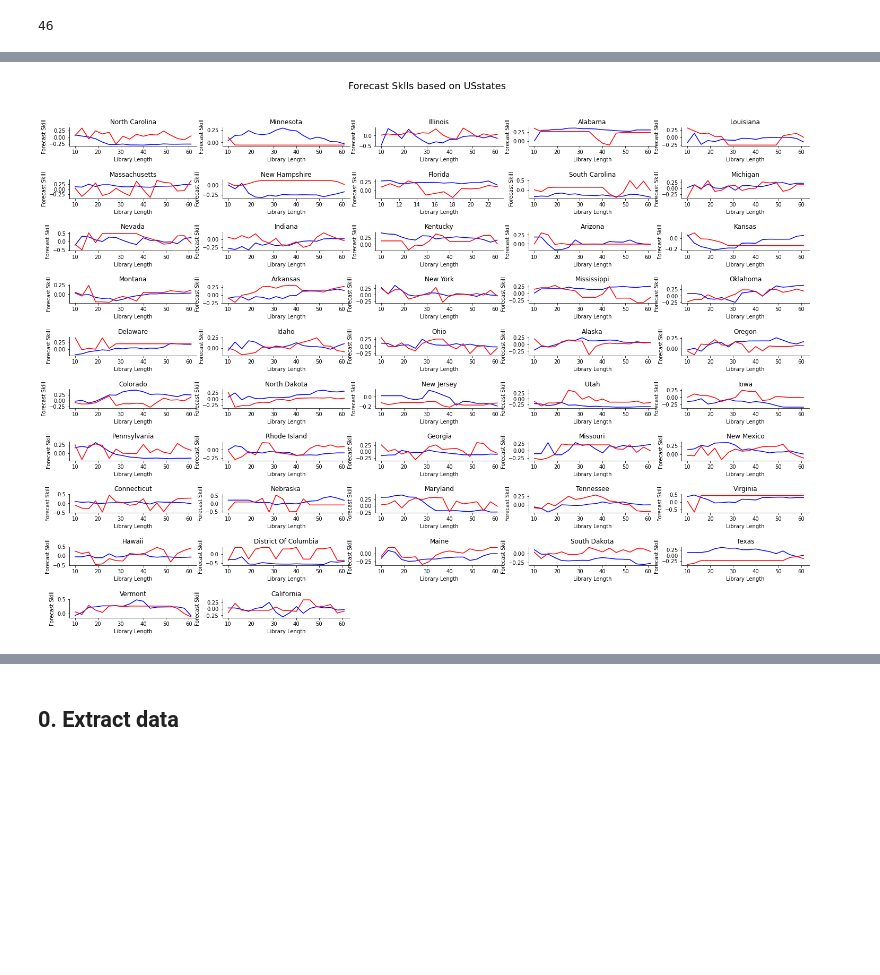
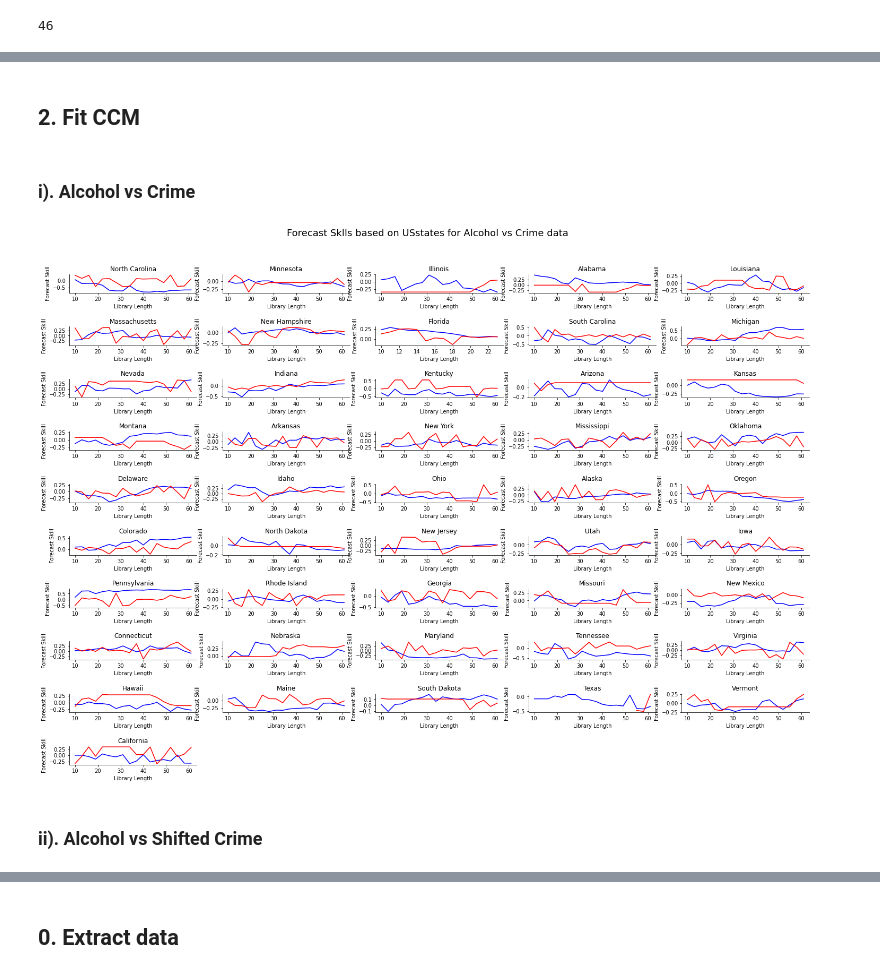
Before and after one commit to cenxi-si/DS-industry-project-group35, a Jupyter notebook: CCM_Alcohol_vs_Crime.ipynb, the cells around one changed output, grey strips where cells are left out. Cells and saved outputs as stored; diff of their text form; code cells hidden in the pictures; blank space fills up the shorter version.

```diff
--- a/CCM_Alcohol_vs_Crime.ipynb
+++ b/CCM_Alcohol_vs_Crime.ipynb
@@ -75,0 +89,20 @@ for i in range(len(state_list)):
+# %%
+plt.figure(figsize=(25, 17))
+plt.subplots_adjust(hspace=1.8)
+plt.suptitle("Misogyny tweets based on USstates", fontsize=18, y=0.95)
+
+for i in range(len(state_list)):
+
+    data = merged_data[merged_data['USstate']==state_list[i]]
+    curr_state = data['full'].iloc[0]
+    data = data.groupby(['year','month']).sum()
+    data['misogyny_proportion'] = data['nTweets_y'] / data['nTweets_x']
+
+    x2_misogyny_proportion = data['misogyny_proportion'].to_numpy()
+
+
+    # plot
+    ax = plt.subplot(10, 5, i+1)
+    ax.plot(np.arange(1,109),x2_misogyny_proportion)
+    ax.set_title(curr_state)
+    sns.despine()
@@ -75,0 +113,19 @@ for i in range(len(state_list)):
+# %%
+plt.figure(figsize=(25, 17))
+plt.subplots_adjust(hspace=1.8)
+plt.suptitle("Alcohol Establishments based on USstates", fontsize=18, y=0.95)
+
+for i in range(len(state_list)):
+
+    data = merged_data[merged_data['USstate']==state_list[i]]
+    curr_state = data['full'].iloc[0]
+    data = data.groupby(['year','month']).sum()
+
+    x3_alcohol = data['Number of establishments (ESTAB)'].to_numpy()
+
+
+    # plot
+    ax = plt.subplot(10, 5, i+1)
+    ax.plot(np.arange(1,109),x3_alcohol)
+    ax.set_title(curr_state)
+    sns.despine()
@@ -76,7 +134,11 @@ for i in range(len(state_list)):
+# %% [markdown]
+## 2. Fit CCM
+# %% [markdown]
+### i). Alcohol vs Crime
 # %%
 plt.figure(figsize=(25, 17))
 plt.subplots_adjust(hspace=1.8)
-plt.suptitle("Forecast Sklls based on USstates", fontsize=18, y=0.95)
+plt.suptitle("Forecast Sklls based on USstates for Alcohol vs Crime data", fontsize=18, y=0.95)
 
 for i in range(len(state_list)):
 
@@ -84,11 +146,10 @@ for i in range(len(state_list)):
     curr_state = data['full'].iloc[0]
     data = data.groupby(['year','month']).sum()
     data['misogyny_proportion'] = data['nTweets_y'] / data['nTweets_x']
-    data['crime_proportion'] = data['actual_rape_total'] / data['population']
 
     # 0. extract data
     x1_alcohol = data['Number of establishments (ESTAB)'].to_numpy()
-    x2_crime = data['crime_proportion'].to_numpy()
+    x2_crime = data['actual_rape_total'].to_numpy()
 
     # 1. Calculate Mutual information
     e1 = ccm.Embed(x1_alcohol)
@@ -105,31 +166,33 @@ for i in range(len(state_list)):
 
     # 2. Embed the time series
     perc_FNN, embed = FNN_n(x2_crime, lag, plotting = False)
     X1 = e1.embed_vectors_1d(lag,embed)
     X2 = e2.embed_vectors_1d(lag,embed)
 
     # 3. Forecast skill as a function of library length
     # split the embedded time series
     x1tr, x1te, x2tr, x2te = train_test_split(X1,X2, percent=.75)
 
     CCM = ccm.CCM() # initiate the class
 
     # library lengths to test
     len_tr = len(x1tr)
     lib_lens = np.arange(10, len_tr, len_tr/20, dtype='int')
 
     # test causation
     CCM.fit(x1tr,x2tr)
     x1p, x2p = CCM.predict(x1te, x2te,lib_lengths=lib_lens)
 
     sc1,sc2 = CCM.score()
     # plot
     ax = plt.subplot(10, 5, i+1)
     ax.plot(lib_lens,sc1,label='X1 xmap X2', color='blue') # alcohol predict crime
     ax.plot(lib_lens,sc2, label='X2 xmap X1', color='red') # crime predict alcohol
     ax.set_xlabel('Library Length')
     ax.set_ylabel('Forecast Skill')
     ax.set_title(curr_state)
     sns.despine()
 # %% [output]
-[figure, old version]
+[figure, new version]
+# %% [markdown]
+### ii). Alcohol vs Shifted Crime
```
Also changed, not shown: parts of 47 cells of this notebook, 5 other files.
